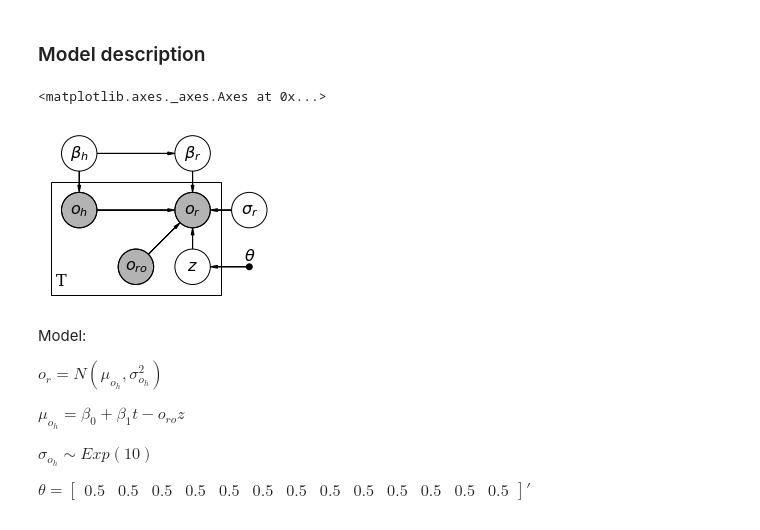
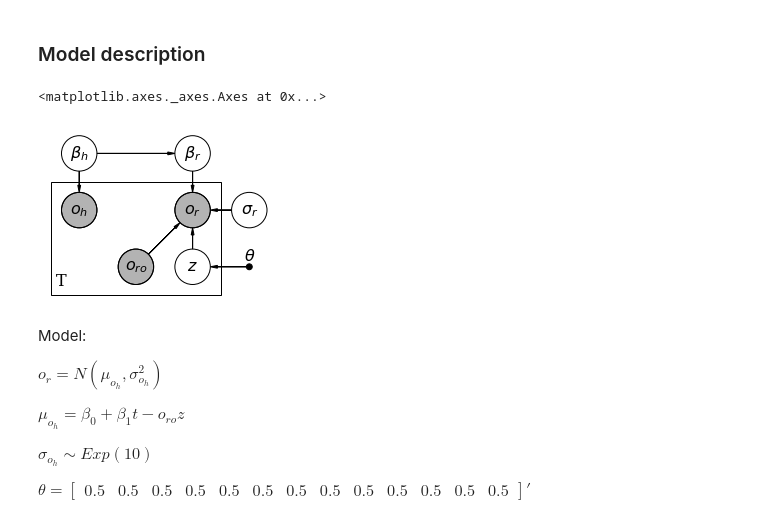
Before and after one commit to AnttiHaerkoenen/BAY1, a Jupyter notebook: BAY2_ReportForm.ipynb, the cells around one changed output. Drawn from its saved outputs; the diff is of its cells as text; code cells hidden in the pictures.

```diff
--- a/BAY2_ReportForm.ipynb
+++ b/BAY2_ReportForm.ipynb
@@ -138,35 +139,34 @@ plt.show()
 # %%
 import daft
 from matplotlib import rc
 
 rc("font", family="serif", size=16)
 scale = 1.25
 pgm = daft.PGM()
 
 pgm.add_node('health_orthodox', r'$o_{h}$', 1, 2, fixed=False, scale=scale, observed=True)
 pgm.add_node('register_orthodox', r'$o_{r}$', 3, 2, fixed=False, scale=scale, observed=True)
 pgm.add_node('russia_orthodox', r'$o_{ro}$', 2, 1, fixed=False, scale=scale, observed=True)
 pgm.add_node('beta_orthodox_health', r'$\beta_h$', 1, 3, fixed=False, scale=scale, observed=False)
 pgm.add_node('beta_orthodox_register', r'$\beta_r$', 3, 3, fixed=False, scale=scale, observed=False)
 pgm.add_node('theta', r'$\theta$', 4, 1, fixed=True, scale=scale, observed=False)
 pgm.add_node('z', r'$z$', 3, 1, fixed=False, scale=scale, observed=False)
 pgm.add_node('sigma_register', r'$\sigma_r$', 4, 2, fixed=False, scale=scale, observed=False)
 
-pgm.add_edge('health_orthodox', 'register_orthodox', directed=True)
 pgm.add_edge('russia_orthodox', 'register_orthodox', directed=True)
 pgm.add_edge('z', 'register_orthodox', directed=True)
 pgm.add_edge('beta_orthodox_health', 'health_orthodox', directed=True)
 pgm.add_edge('beta_orthodox_health', 'beta_orthodox_register', directed=True)
 pgm.add_edge('beta_orthodox_register', 'register_orthodox', directed=True)
 pgm.add_edge('sigma_register', 'register_orthodox', directed=True)
 pgm.add_edge('theta', 'z', directed=True)
 
 pgm.add_plate([0.5, 0.5, 3, 2], 'T')
 
 pgm.render()
 # %% [output]
 <matplotlib.axes._axes.Axes at 0x...>
-[figure, old version]
+[figure, new version]
 # %% [markdown]
 Model:
 
```
Also changed, not shown: parts of 8 cells of this notebook.
